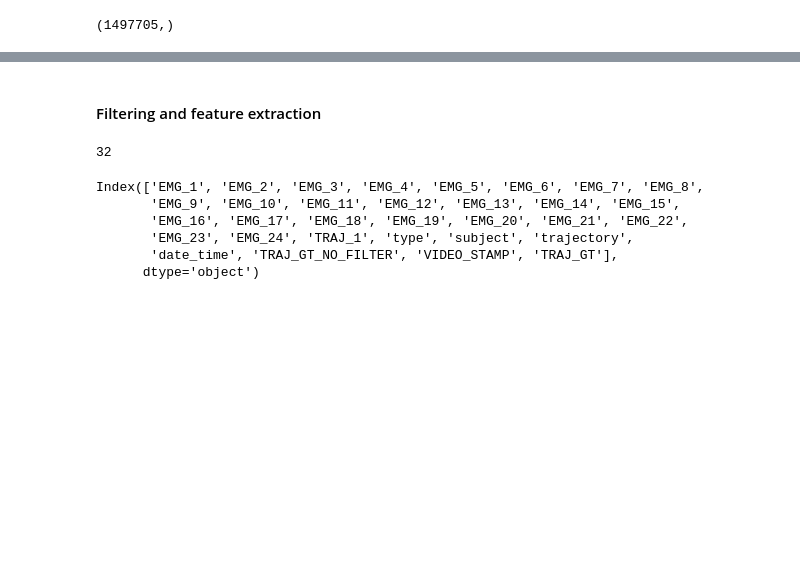
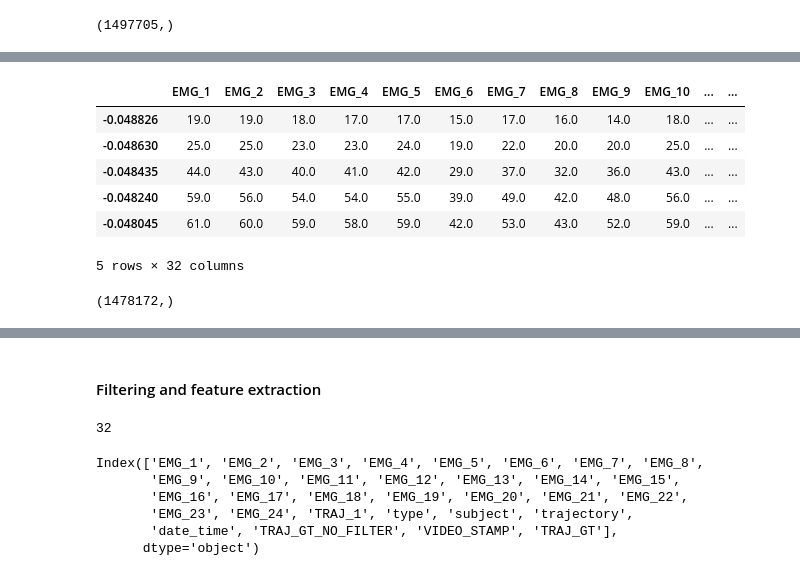
Before and after one commit to moshebeutel/EMG_data_analysis, a Jupyter notebook: EMG_analysis_notebook.ipynb, the cells around one changed output, grey strips where cells are left out. Saved outputs shown, nothing was run; the diff lists cells and outputs as text; code cells hidden in the pictures; blank space fills up the shorter version.

```diff
--- a/EMG_analysis_notebook.ipynb
+++ b/EMG_analysis_notebook.ipynb
@@ -384 +387,14 @@ print(metrics.classification_report(ypred, y_other))
 weighted avg       0.46      0.47      0.45   1497705
+# %%
+another_user_file = 'emg_gestures-05-repeats_long-2018-04-04-08-32-11-307'
+another_data = pd.read_hdf(f'{file_path}/{another_user_file}.hdf5')
+# %%
+another_data.head()
+# %% [output]
+|  | EMG_1 | EMG_2 | EMG_3 | EMG_4 | EMG_5 | EMG_6 | EMG_7 | EMG_8 | EMG_9 | EMG_10 | ... | ... |
+| -0.048826 | 19.0 | 19.0 | 18.0 | 17.0 | 17.0 | 15.0 | 17.0 | 16.0 | 14.0 | 18.0 | ... | ... |
+| -0.048630 | 25.0 | 25.0 | 23.0 | 23.0 | 24.0 | 19.0 | 22.0 | 20.0 | 20.0 | 25.0 | ... | ... |
+| -0.048435 | 44.0 | 43.0 | 40.0 | 41.0 | 42.0 | 29.0 | 37.0 | 32.0 | 36.0 | 43.0 | ... | ... |
+| -0.048240 | 59.0 | 56.0 | 54.0 | 54.0 | 55.0 | 39.0 | 49.0 | 42.0 | 48.0 | 56.0 | ... | ... |
+| -0.048045 | 61.0 | 60.0 | 59.0 | 58.0 | 59.0 | 42.0 | 53.0 | 43.0 | 52.0 | 59.0 | ... | ... |
+5 rows × 32 columns
@@ -384,0 +405,5 @@ weighted avg       0.46      0.47      0.45   1497705
+# %%
+ypred = model.predict(X_another)
+ypred.shape
+# %% [output]
+(1478172,)
```
Also changed, not shown: parts of 27 cells of this notebook.
